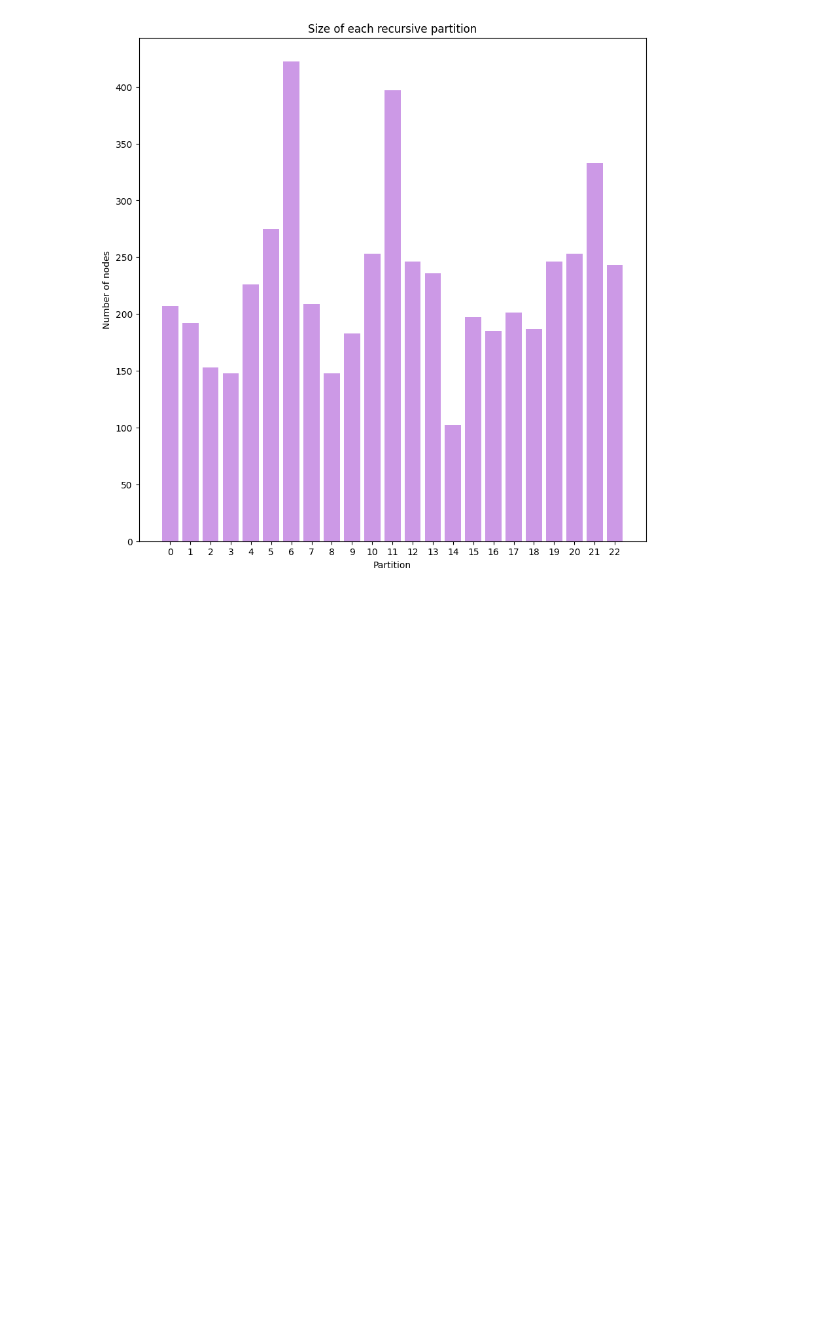
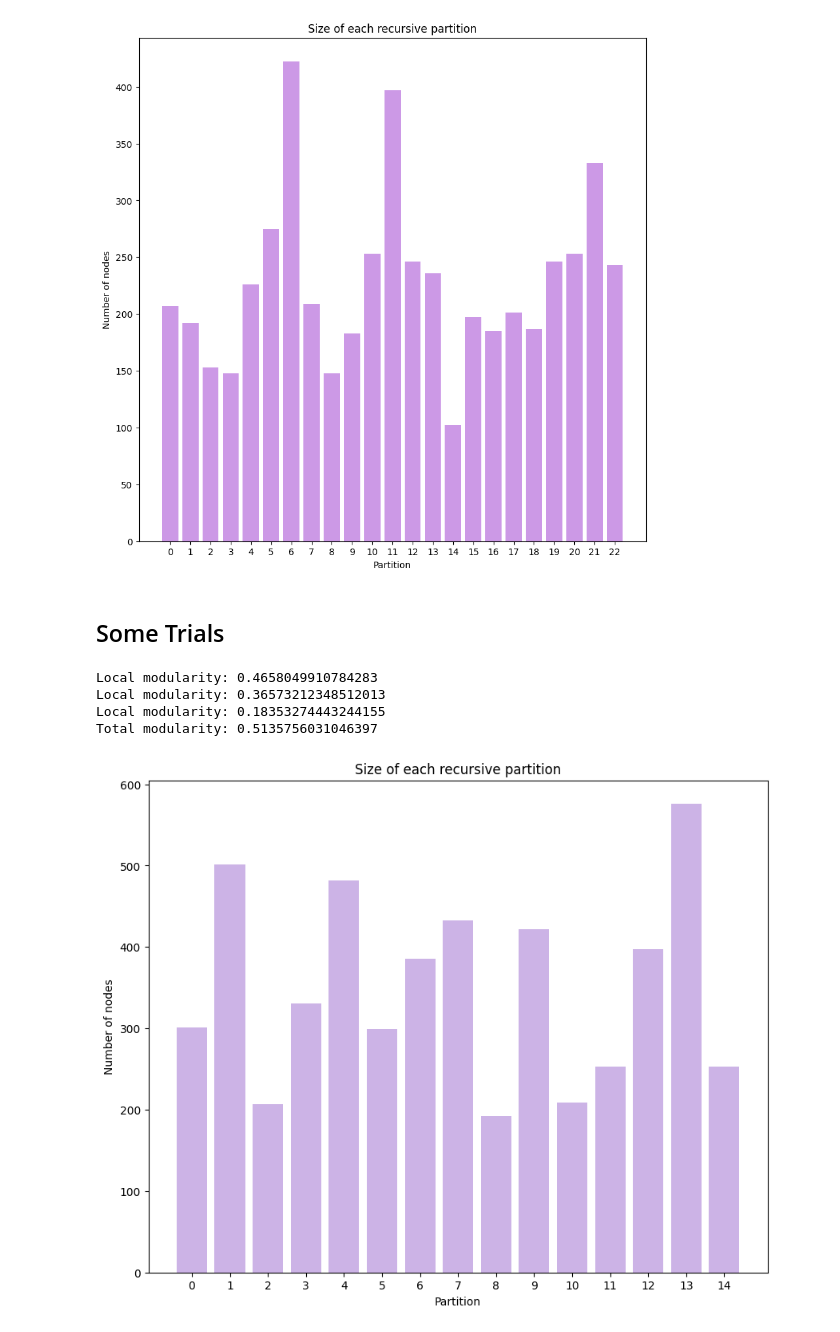
Before and after one commit to Susena-V/Graph_Algos_and_Mining, a Jupyter notebook: Project/Spectral_Clustering.ipynb, the cells around one changed output. Cells and saved outputs as stored; diff of their text form; code cells hidden in the pictures; blank space fills up the shorter version.

```diff
--- a/Project/Spectral_Clustering.ipynb
+++ b/Project/Spectral_Clustering.ipynb
@@ -374,3 +374,24 @@ plt.show()
 Local modularity: 0.1890214744382328
 Total modularity: 0.4877836960961142
 [figure]
+# %% [markdown]
+## Some Trials
+# %%
+newpartstrial = split([3, 5, 11], newparts[:])
+
+sizes = [len(p) for p in newpartstrial]
+
+plt.figure(figsize=(10, 8))
+
+plt.bar(range(len(sizes)), sizes, color=(0.8, 0.7, 0.9))
+plt.xticks(range(len(sizes)), [i for i in range(len(sizes))])
+plt.xlabel('Partition')
+plt.ylabel('Number of nodes')
+plt.title('Size of each recursive partition')
+plt.show()
+# %% [output]
+Local modularity: 0.4658049910784283
+Local modularity: 0.36573212348512013
+Local modularity: 0.18353274443244155
+Total modularity: 0.5135756031046397
+[figure, added]
```
Also changed, not shown: parts of 8 cells of this notebook.
